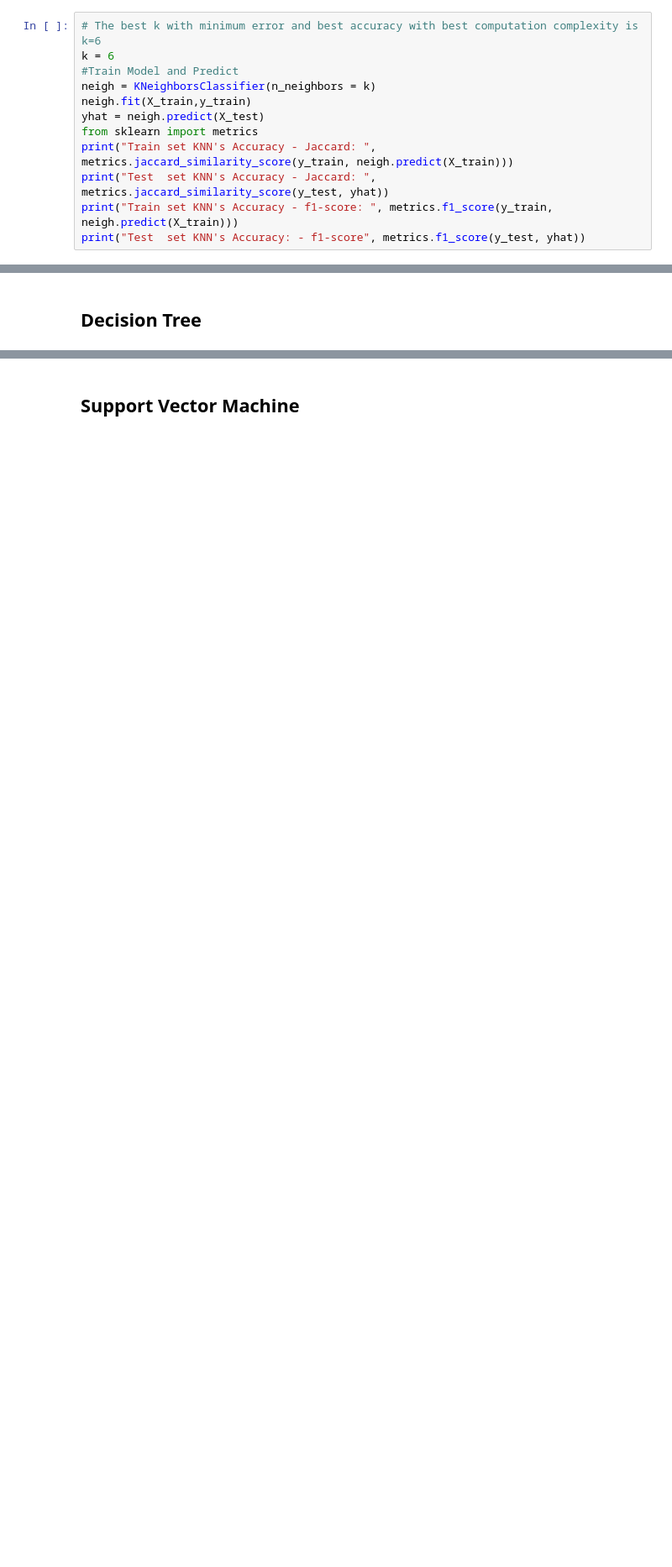
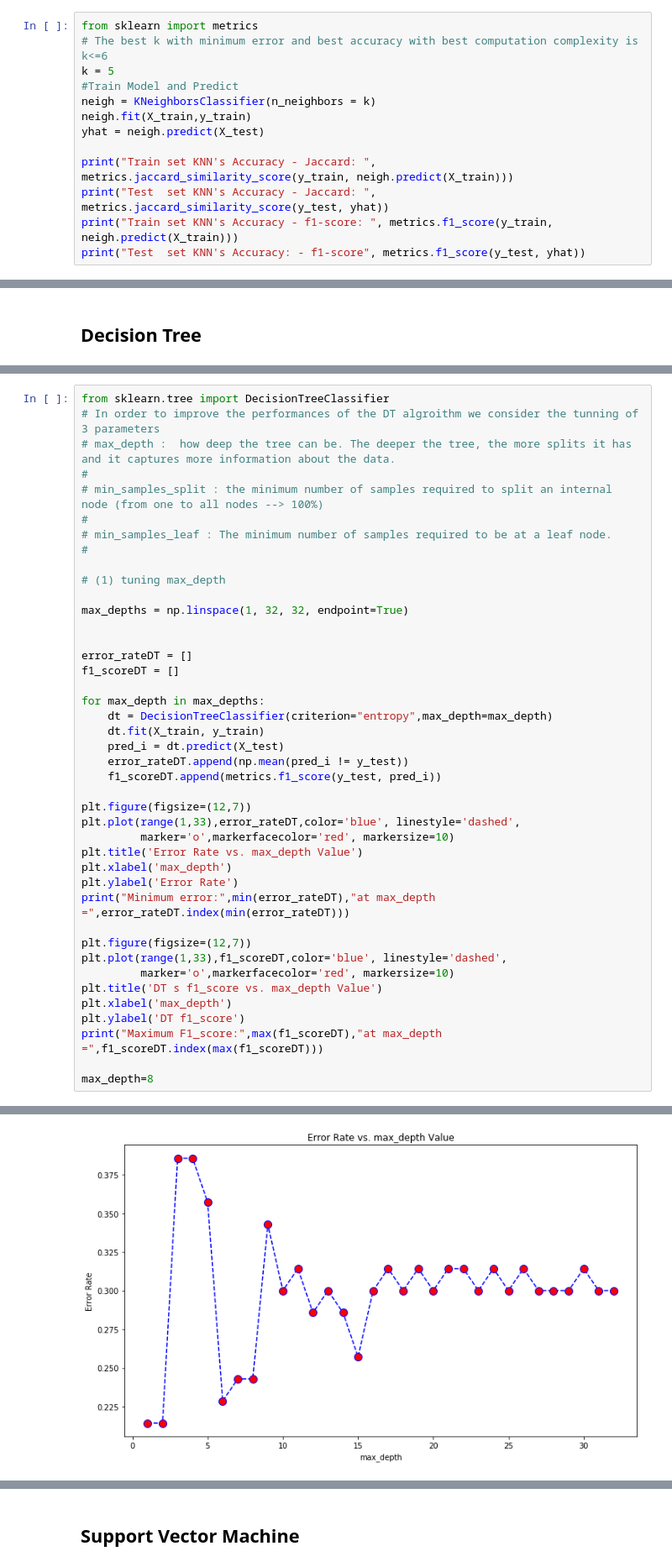
Before and after one commit to djouani/MLPython-capstone-Project1, a Jupyter notebook: ProjectNotebook1.ipynb, the cells around one changed output, grey strips where cells are left out. Shown: that part at 84% size. Cells and saved outputs as stored; diff of their text form; blank space fills up the shorter version.

```diff
--- a/ProjectNotebook1.ipynb
+++ b/ProjectNotebook1.ipynb
@@ -343,13 +345,14 @@ Maximum F1_score: 0.8780487804878049 at K = 28
 [figure]
 [figure]
 # %%
-# The best k with minimum error and best accuracy with best computation complexity is k=6
-k = 6
+from sklearn import metrics
+# The best k with minimum error and best accuracy with best computation complexity is k<=6
+k = 5
 #Train Model and Predict
 neigh = KNeighborsClassifier(n_neighbors = k)
 neigh.fit(X_train,y_train)
 yhat = neigh.predict(X_test)
-from sklearn import metrics
+
 print("Train set KNN's Accuracy - Jaccard: ", metrics.jaccard_similarity_score(y_train, neigh.predict(X_train)))
 print("Test  set KNN's Accuracy - Jaccard: ", metrics.jaccard_similarity_score(y_test, yhat))
 print("Train set KNN's Accuracy - f1-score: ", metrics.f1_score(y_train, neigh.predict(X_train)))
@@ -369,0 +367,43 @@ predTree = loanTree.predict(X_test)
+# %%
+from sklearn.tree import DecisionTreeClassifier
+# In order to improve the performances of the DT algroithm we consider the tunning of 3 parameters
+# max_depth :  how deep the tree can be. The deeper the tree, the more splits it has and it captures more information about the data.
+#
+# min_samples_split : the minimum number of samples required to split an internal node (from one to all nodes --> 100%)
+#
+# min_samples_leaf : The minimum number of samples required to be at a leaf node.
+#
+
+# (1) tuning max_depth
+
+max_depths = np.linspace(1, 32, 32, endpoint=True)
+
+
+error_rateDT = []
+f1_scoreDT = []
+
+for max_depth in max_depths:
+    dt = DecisionTreeClassifier(criterion="entropy",max_depth=max_depth)
+    dt.fit(X_train, y_train)
+    pred_i = dt.predict(X_test)
+    error_rateDT.append(np.mean(pred_i != y_test))
+    f1_scoreDT.append(metrics.f1_score(y_test, pred_i))
+
+plt.figure(figsize=(12,7))
+plt.plot(range(1,33),error_rateDT,color='blue', linestyle='dashed',
+         marker='o',markerfacecolor='red', markersize=10)
+plt.title('Error Rate vs. max_depth Value')
+plt.xlabel('max_depth')
+plt.ylabel('Error Rate')
+print("Minimum error:",min(error_rateDT),"at max_depth =",error_rateDT.index(min(error_rateDT)))
+
+plt.figure(figsize=(12,7))
+plt.plot(range(1,33),f1_scoreDT,color='blue', linestyle='dashed',
+         marker='o',markerfacecolor='red', markersize=10)
+plt.title('DT s f1_score vs. max_depth Value')
+plt.xlabel('max_depth')
+plt.ylabel('DT f1_score')
+print("Maximum F1_score:",max(f1_scoreDT),"at max_depth =",f1_scoreDT.index(max(f1_scoreDT)))
+
+max_depth=8
+# %% [output]
@@ -369,0 +412 @@ predTree = loanTree.predict(X_test)
+[figure, added]
```
Also changed, not shown: parts of 21 cells of this notebook.
